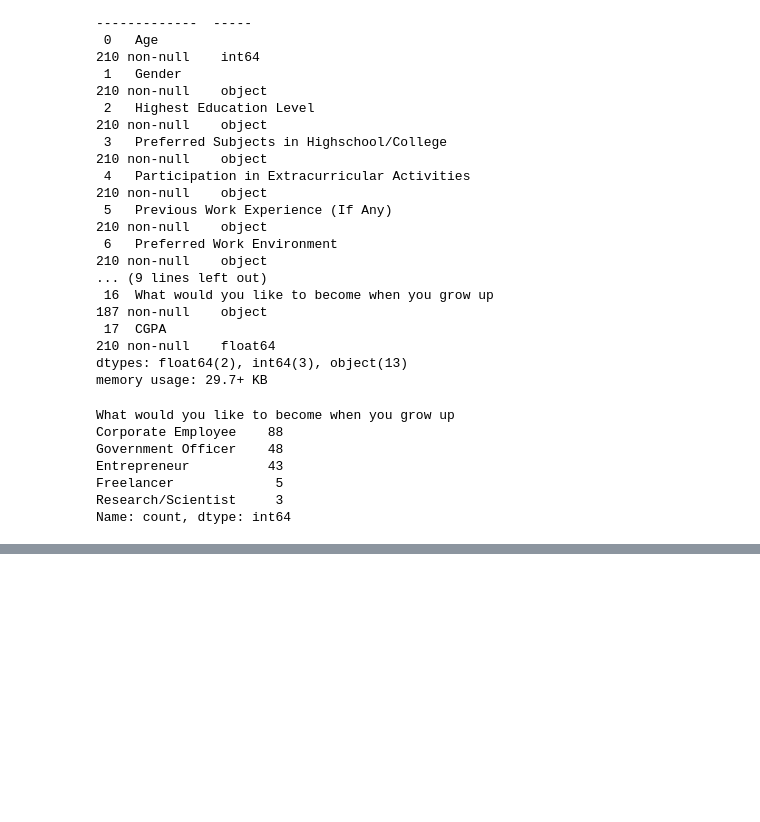
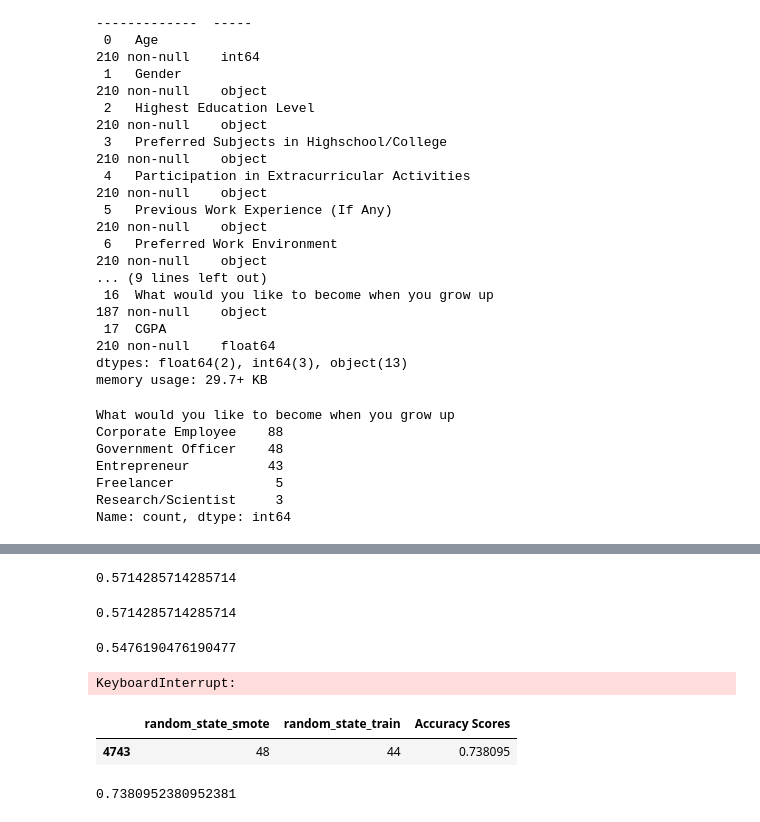
Before and after one commit to sathvik200/TestProject, a Jupyter notebook: Test.ipynb, the cells around one changed output, grey strips where cells are left out. Saved outputs shown, nothing was run; the diff lists cells and outputs as text; code cells hidden in the pictures; blank space fills up the shorter version.

```diff
--- a/Test.ipynb
+++ b/Test.ipynb
@@ -587,0 +398,52 @@ list(df1.columns)
+# %%
+from sklearn.ensemble import BaggingClassifier
+model = BaggingClassifier(n_estimators=200, max_samples =0.7, max_features=0.5, bootstrap = True, bootstrap_features= True, estimator= DecisionTreeClassifier(max_depth=5))
+model.fit(X_train_resampled, y_train_resampled)
+y_pred = model.predict(X_test)
+accuracy_score(y_pred, y_test)
+# %% [output]
+0.5714285714285714
+# %%
+from sklearn.ensemble import GradientBoostingClassifier
+model = GradientBoostingClassifier(n_estimators=100, learning_rate=0.5, max_depth=7, min_samples_split=2, min_samples_leaf=2, subsample=0.8, max_features='log2')
+model.fit(X_train_resampled, y_train_resampled)
+y_pred = model.predict(X_test)
+accuracy_score(y_pred, y_test)
+# %% [output]
+0.5714285714285714
+# %%
+from xgboost import XGBClassifier
+model = XGBClassifier(n_estimators=100, gamma = 0, learning_rate=0.1, max_depth=5,min_child_weight = 3, subsample=1.0, colsample_bytree=0.8, reg_alpha = 0.1, reg_lambda = 0.1)
+model.fit(X_train_resampled, y_train_resampled)
+y_pred = model.predict(X_test)
+accuracy_score(y_pred, y_test)
+# %% [output]
+0.5476190476190477
+# %%
+from sklearn.svm import SVC
+from sklearn.model_selection import train_test_split
+random_state_smote = []
+random_state_train = []
+accuracy_scores = []
+for j in range(1,101):
+    for i in range(1,101):
+        X_train, X_test, y_train, y_test = train_test_split(X, Y, test_size=0.2, random_state=i, stratify=Y)
+        smote = SMOTE(sampling_strategy='auto', random_state=j, k_neighbors=2)
+        X_train_resampled, y_train_resampled = smote.fit_resample(X_train, y_train)
+        model = SVC(C = 10, gamma=0.1, kernel='rbf')
+        model.fit(X_train_resampled, y_train_resampled)
+        y_pred = model.predict(X_test)
+        random_state_smote.append(j)
+        random_state_train.append(i)
+        accuracy_scores.append(accuracy_score(y_pred, y_test))
+# %% [output]
+KeyboardInterrupt:
+# %%
+max_accuracy = pd.DataFrame({"random_state_smote": random_state_smote,
+                             "random_state_train": random_state_train,
+                             "Accuracy Scores": accuracy_scores})
+# %%
+max_accuracy[max_accuracy['Accuracy Scores'] == 0.7380952380952381]
+# %% [output]
+|  | random_state_smote | random_state_train | Accuracy Scores |
+| 4743 | 48 | 44 | 0.738095 |
@@ -587,0 +457,4 @@ list(df1.columns)
+# %%
+accuracy_score(y_pred, y_test)
+# %% [output]
+0.7380952380952381
```
Also changed, not shown: parts of 57 cells of this notebook, 5 other files.
